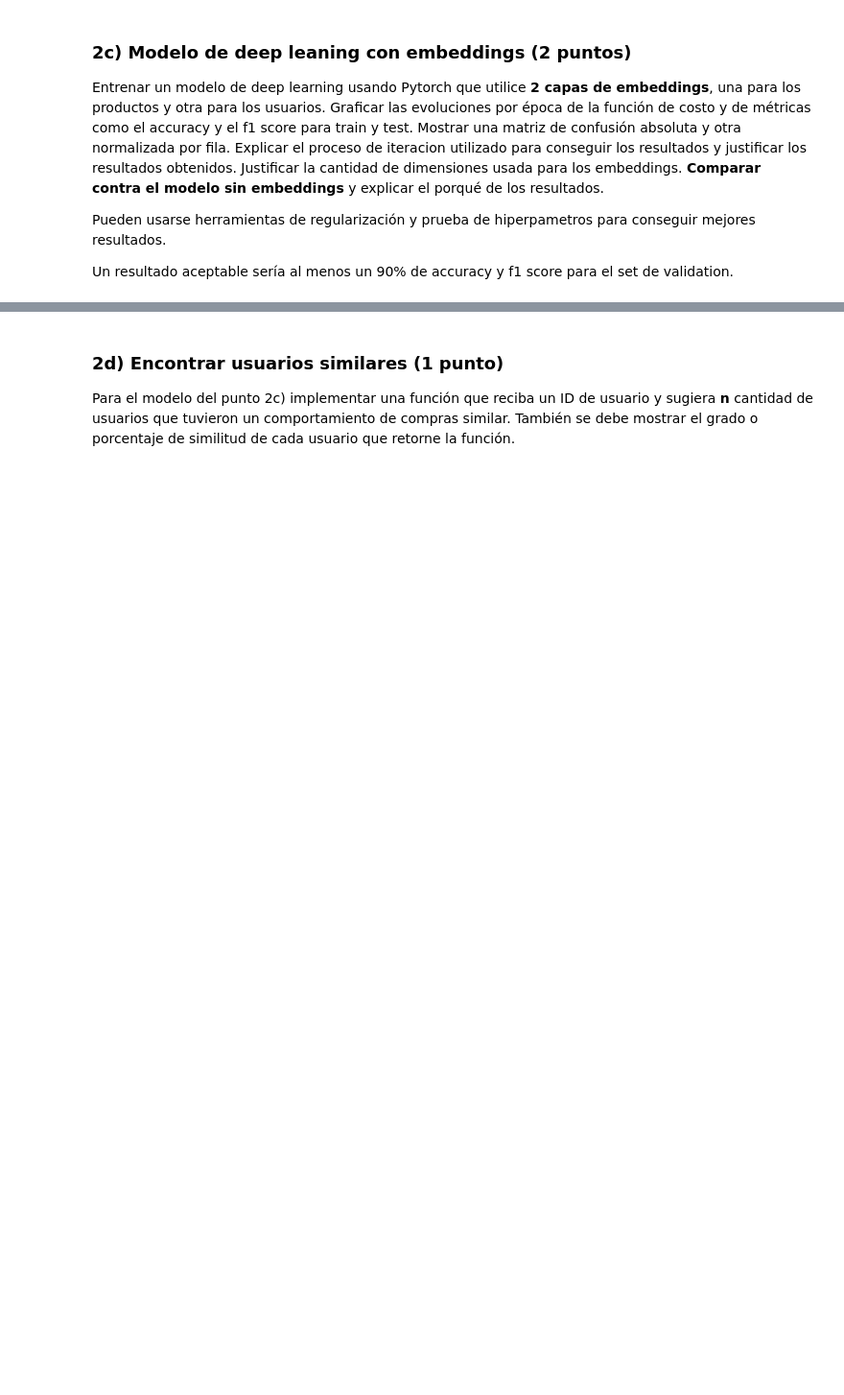
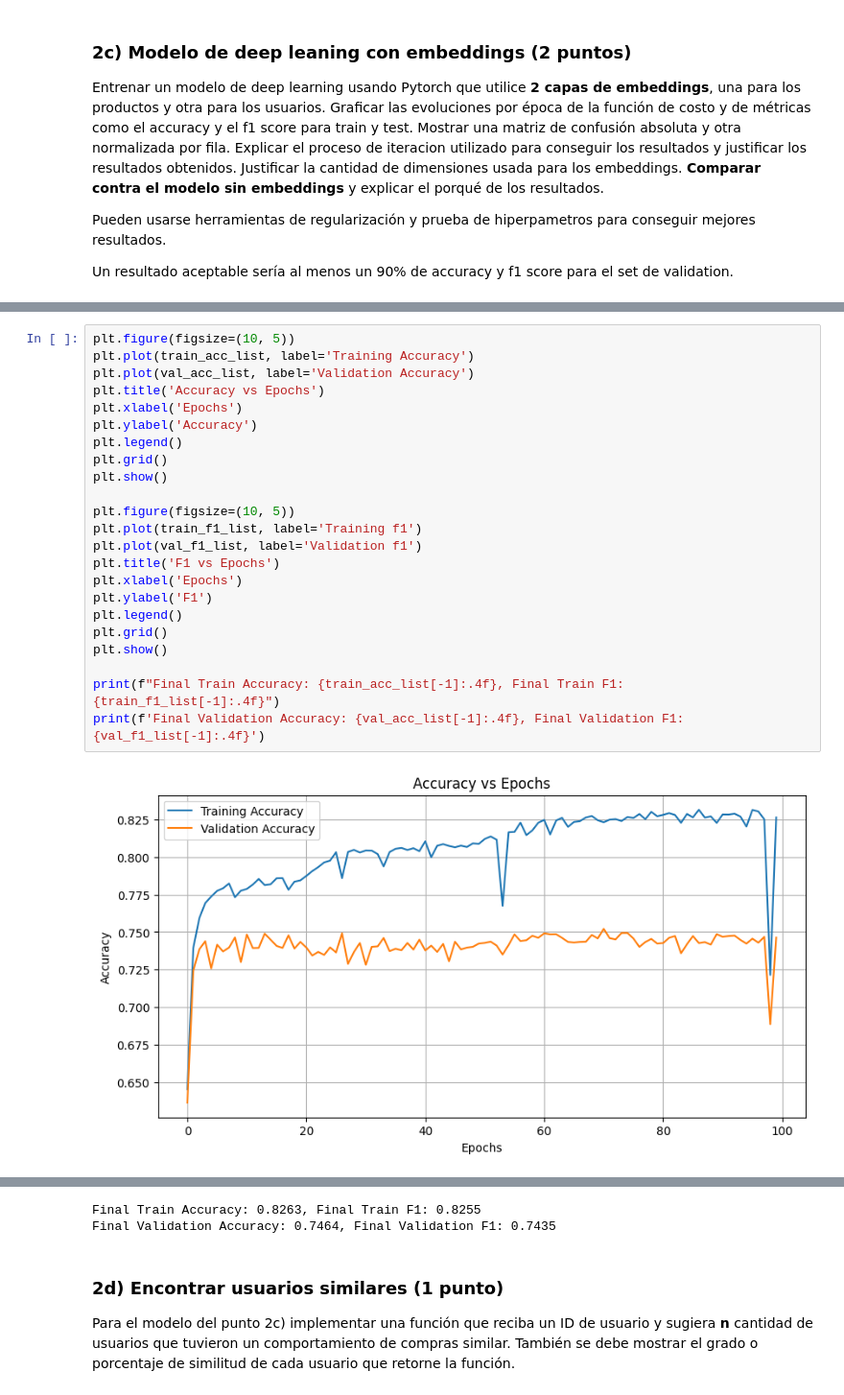
Before and after one commit to maximdorogov/aprendizaje-profundo, a Jupyter notebook: Deep_Learning_TP1_Cohorte_20_3B2025.ipynb, the cells around one changed output, grey strips where cells are left out. Shown at 96% size. Cells and saved outputs as stored; diff of their text form; blank space fills up the shorter version.

```diff
--- a/Deep_Learning_TP1_Cohorte_20_3B2025.ipynb
+++ b/Deep_Learning_TP1_Cohorte_20_3B2025.ipynb
@@ -924,0 +1387,25 @@ Un resultado aceptable sería al menos un 90% de accuracy y f1 score para el set
+# %%
+plt.figure(figsize=(10, 5))
+plt.plot(train_acc_list, label='Training Accuracy')
+plt.plot(val_acc_list, label='Validation Accuracy')
+plt.title('Accuracy vs Epochs')
+plt.xlabel('Epochs')
+plt.ylabel('Accuracy')
+plt.legend()
+plt.grid()
+plt.show()
+
+plt.figure(figsize=(10, 5))
+plt.plot(train_f1_list, label='Training f1')
+plt.plot(val_f1_list, label='Validation f1')
+plt.title('F1 vs Epochs')
+plt.xlabel('Epochs')
+plt.ylabel('F1')
+plt.legend()
+plt.grid()
+plt.show()
+
+print(f"Final Train Accuracy: {train_acc_list[-1]:.4f}, Final Train F1: {train_f1_list[-1]:.4f}")
+print(f'Final Validation Accuracy: {val_acc_list[-1]:.4f}, Final Validation F1: {val_f1_list[-1]:.4f}')
+# %% [output]
+[figure, added]
@@ -925,3 +1413,5 @@ Un resultado aceptable sería al menos un 90% de accuracy y f1 score para el set
+Final Train Accuracy: 0.8263, Final Train F1: 0.8255
+Final Validation Accuracy: 0.7464, Final Validation F1: 0.7435
 # %% [markdown]
 ### 2d) Encontrar usuarios similares (1 punto)
 Para el modelo del punto 2c) implementar una función que reciba un ID de usuario y sugiera **n** cantidad de usuarios que tuvieron un comportamiento de compras similar. También se debe mostrar el grado o porcentaje de similitud de cada usuario que retorne la función.
```
Also changed, not shown: parts of 23 cells of this notebook.
